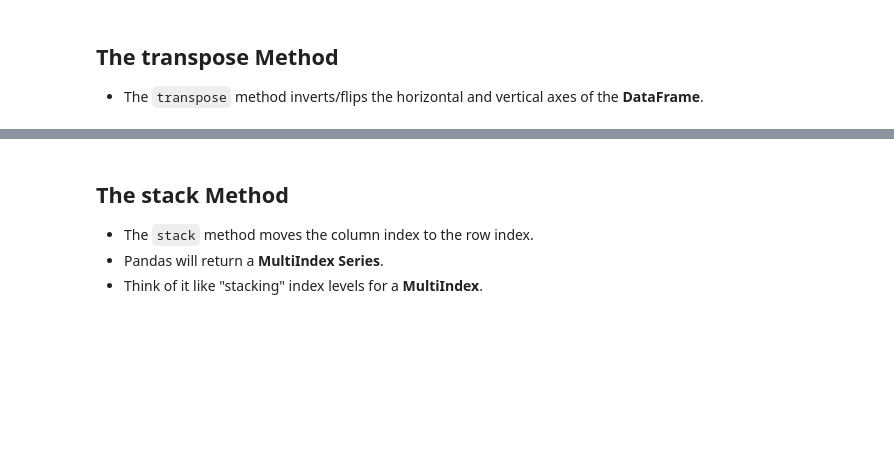
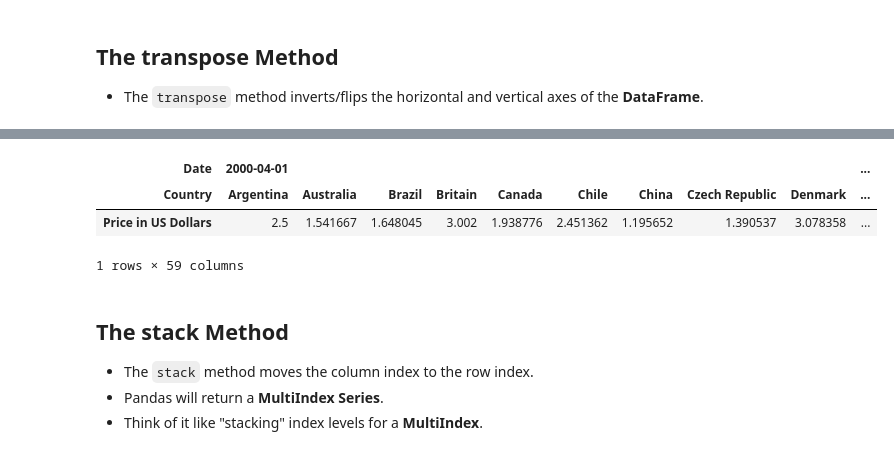
Before and after one commit to Petar-Koprinkov/Pandas, a Jupyter notebook: Incomplete/08 - MultiIndex.ipynb, the cells around one changed output, grey strips where cells are left out. Saved outputs shown, nothing was run; the diff lists cells and outputs as text; code cells hidden in the pictures; blank space fills up the shorter version.

Commit message:
feat: transpose() method on MultiIndex Objects

```diff
--- a/Incomplete/08 - MultiIndex.ipynb
+++ b/Incomplete/08 - MultiIndex.ipynb
@@ -506,3 +547,10 @@ bigmac.loc[start:end]
+# %%
+bigmac.loc[start:end].transpose()
+# %% [output]
+| Date | 2000-04-01 |  |  |  |  |  |  |  |  | ... |
+| Country | Argentina | Australia | Brazil | Britain | Canada | Chile | China | Czech Republic | Denmark | ... |
+| Price in US Dollars | 2.5 | 1.541667 | 1.648045 | 3.002 | 1.938776 | 2.451362 | 1.195652 | 1.390537 | 3.078358 | ... |
+1 rows × 59 columns
 # %% [markdown]
 ## The stack Method
 - The `stack` method moves the column index to the row index.
```
Also changed, not shown: parts of 3 cells of this notebook.
